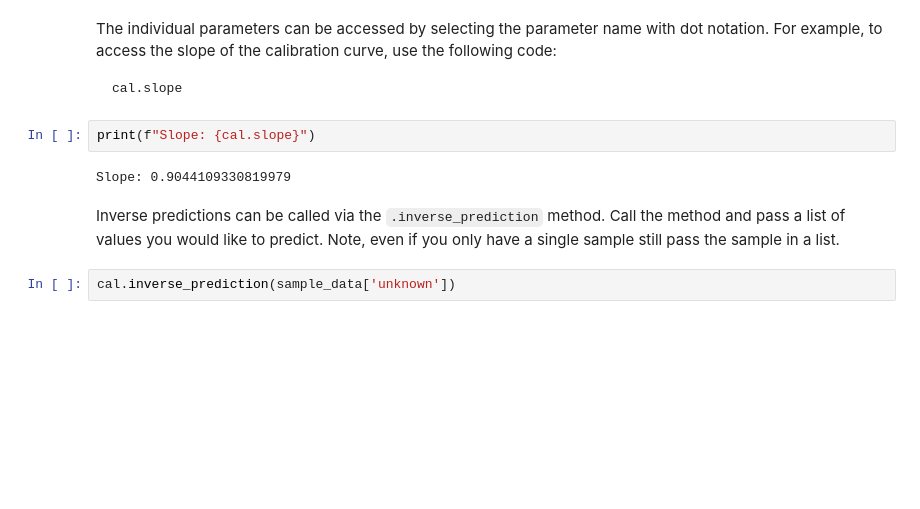
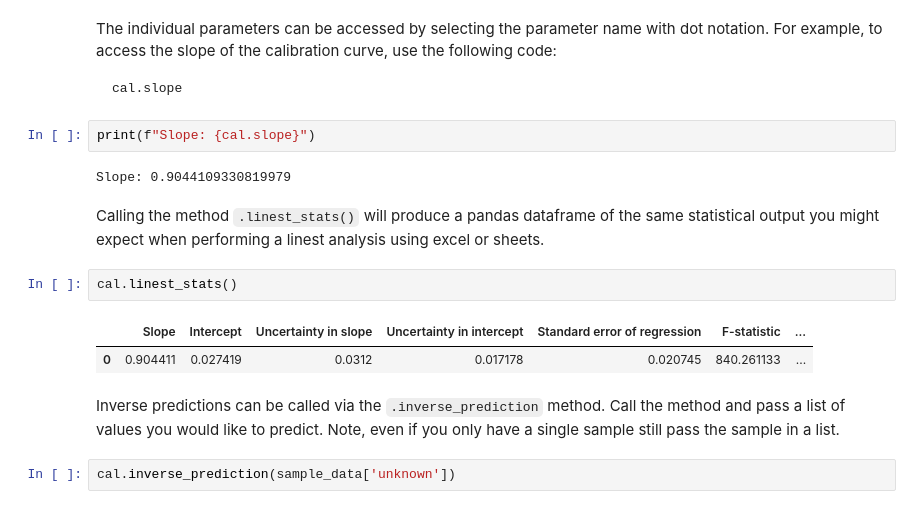
Before and after one commit to Rhys-McAlister/ChemCal, a Jupyter notebook: nbs/00_core.ipynb, the cells around one changed output. Saved outputs shown, nothing was run; the diff lists cells and outputs as text; blank space fills up the shorter version.

```diff
--- a/nbs/00_core.ipynb
+++ b/nbs/00_core.ipynb
@@ -160,6 +235,13 @@ cal.slope
 print(f"Slope: {cal.slope}")
 # %% [output]
 Slope: 0.9044109330819979
+# %% [markdown]
+Calling the method `.linest_stats()` will produce a pandas dataframe of the same statistical output you might expect when performing a linest analysis using excel or sheets.
+# %%
+cal.linest_stats()
+# %% [output]
+|  | Slope | Intercept | Uncertainty in slope | Uncertainty in intercept | Standard error of regression | F-statistic | ... |
+| 0 | 0.904411 | 0.027419 | 0.0312 | 0.017178 | 0.020745 | 840.261133 | ... |
 # %% [markdown]
 Inverse predictions can be called via the `.inverse_prediction` method. Call the method and pass a list of values you would like to predict. Note, even if you only have a single sample still pass the sample in a list.
 # %%
```
Also changed, not shown: parts of 3 cells of this notebook, 5 other files.
